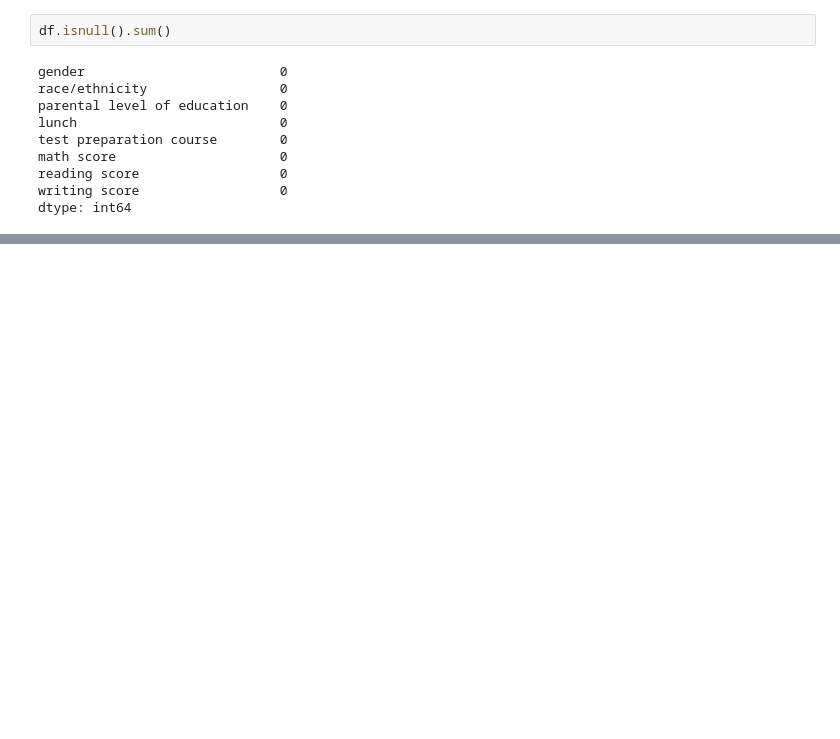
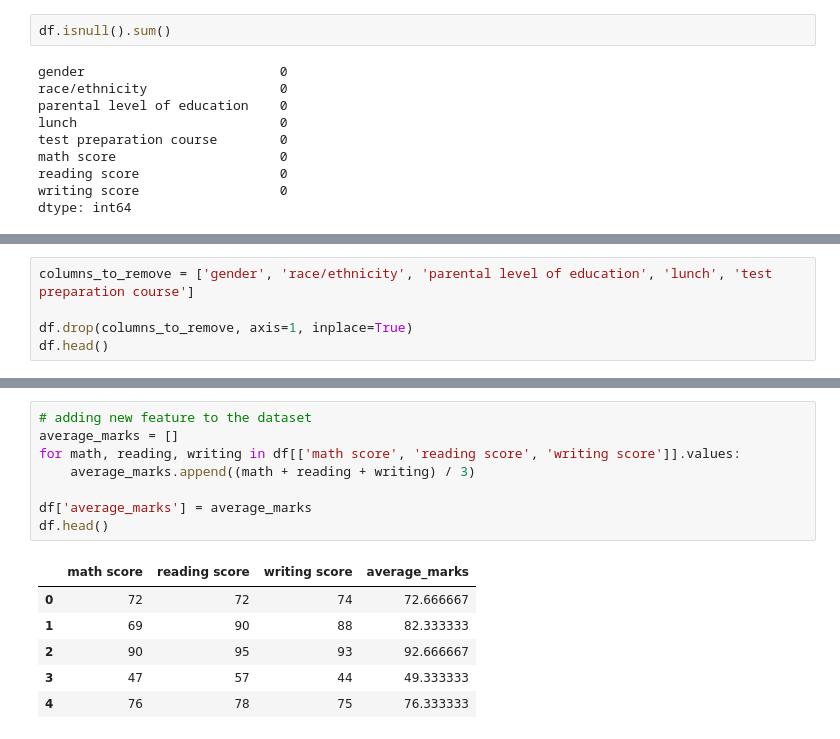
Before and after one commit to TouseefDataScientist/Artificialintelligence, a Jupyter notebook: Atif Jamil/lab_11/students_performance.ipynb, the cells around one changed output, grey strips where cells are left out. Saved outputs shown, nothing was run; the diff lists cells and outputs as text; blank space fills up the shorter version.

```diff
--- a/Atif Jamil/lab_11/students_performance.ipynb
+++ b/Atif Jamil/lab_11/students_performance.ipynb
@@ -134,0 +202,5 @@ df.isnull().sum().sum()
+# %%
+columns_to_remove = ['gender', 'race/ethnicity', 'parental level of education', 'lunch', 'test preparation course']
+
+df.drop(columns_to_remove, axis=1, inplace=True)
+df.head()
@@ -134,0 +214,15 @@ df.isnull().sum().sum()
+# %%
+# adding new feature to the dataset
+average_marks = []
+for math, reading, writing in df[['math score', 'reading score', 'writing score']].values:
+    average_marks.append((math + reading + writing) / 3)
+
+df['average_marks'] = average_marks
+df.head()
+# %% [output]
+|  | math score | reading score | writing score | average_marks |
+| 0 | 72 | 72 | 74 | 72.666667 |
+| 1 | 69 | 90 | 88 | 82.333333 |
+| 2 | 90 | 95 | 93 | 92.666667 |
+| 3 | 47 | 57 | 44 | 49.333333 |
+| 4 | 76 | 78 | 75 | 76.333333 |
```
Also changed, not shown: parts of 9 cells of this notebook.
